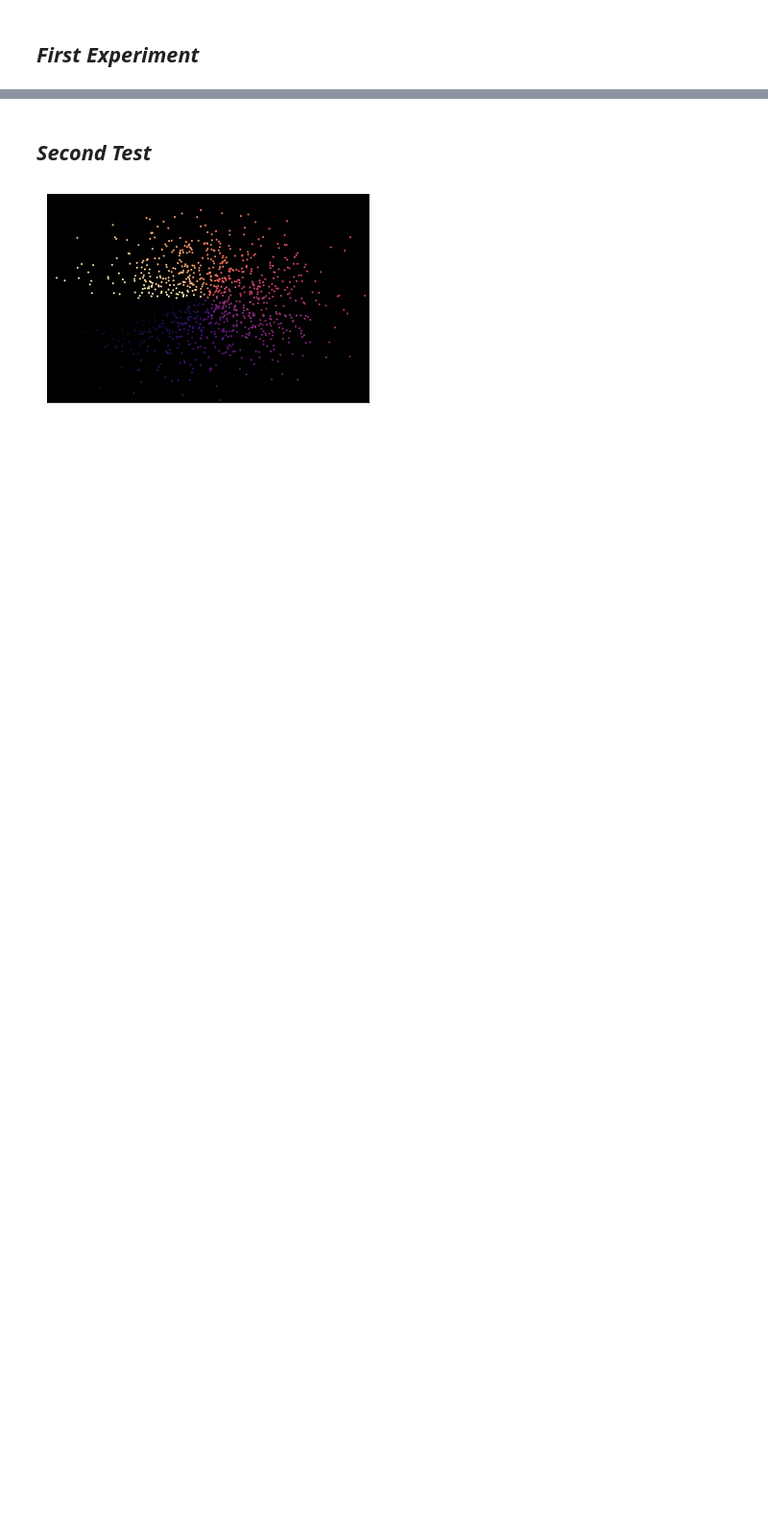
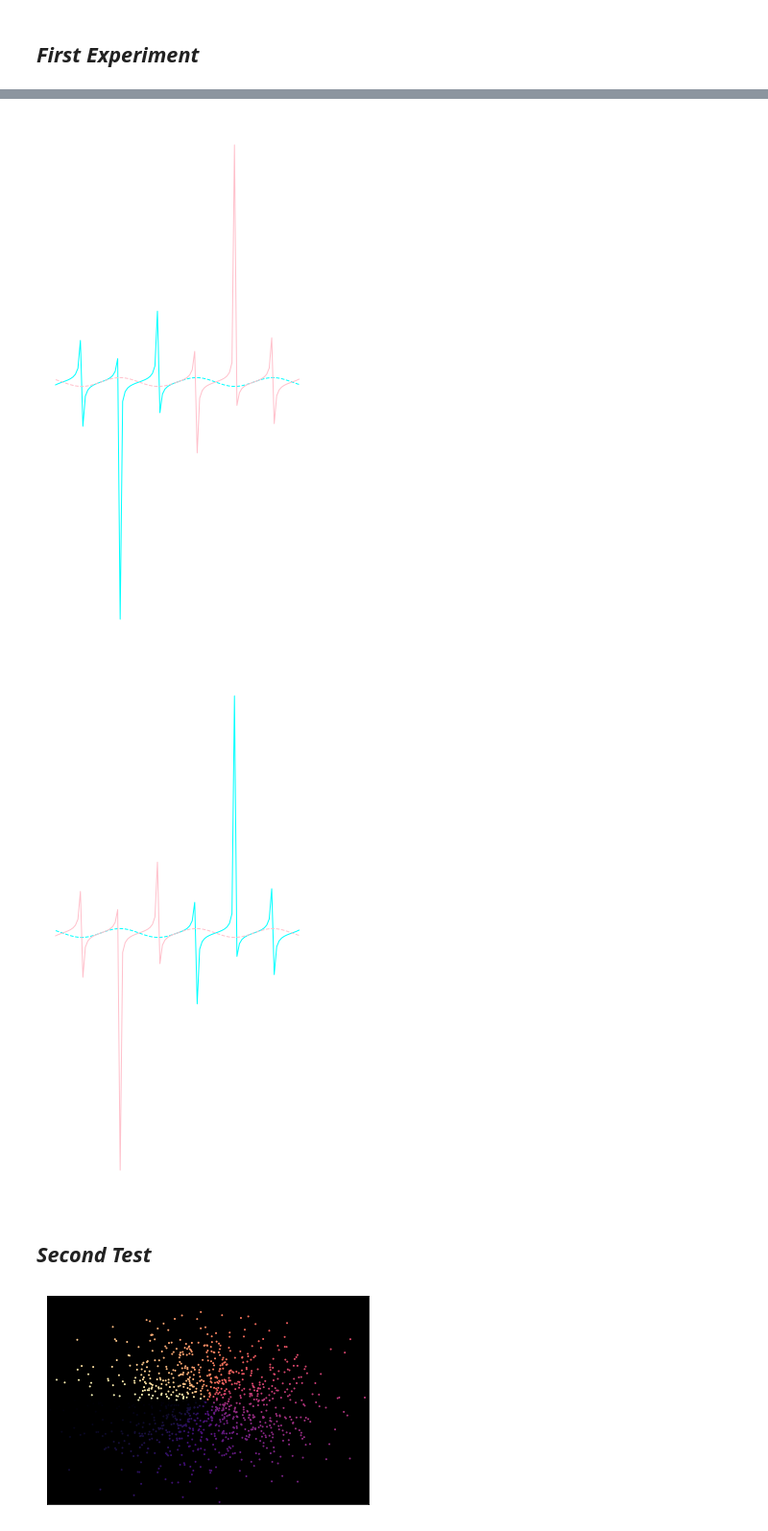
Before and after one commit to 01fri/python-assignments, a Jupyter notebook: week_03/Bonus-Matplotlib.ipynb, the cells around one changed output, grey strips where cells are left out. Shown at 96% size. Saved outputs shown, nothing was run; the diff lists cells and outputs as text; code cells hidden in the pictures; blank space fills up the shorter version.

```diff
--- a/week_03/Bonus-Matplotlib.ipynb
+++ b/week_03/Bonus-Matplotlib.ipynb
@@ -40,3 +98,42 @@ plt.show()
+# %%
+print('\n')
+print('\n')
+print('\n')
+
+x = np.linspace(0, 10, 50)
+y0 = np.tan(x)
+y1 = np.cos(x)
+y2 = np.sin(x)
+y3 = np.tan(x)
+
+plt.figure(figsize=(5, 10))
+ax = plt.axes()
+plt.plot(-x, -y0, color='cyan', linewidth=1.0)
+plt.plot(x, y2, color='cyan', linewidth=1.0, linestyle='--')
+plt.plot(x, y3, color='pink', linewidth=1.0)
+plt.plot(-x, -y2, color='pink', linewidth=1.0, linestyle='--')
+ax.axis("off")
+plt.xticks(())
+plt.yticks(())
+
+plt.figure(figsize=(5, 10))
+ax = plt.axes()
+plt.plot(x, y0, color='cyan', linewidth=1.0)
+plt.plot(-x, -y2, color='cyan', linewidth=1.0, linestyle='--')
+plt.plot(-x, -y3, color='pink', linewidth=1.0)
+plt.plot(x, y2, color='pink', linewidth=1.0, linestyle='--')
+ax.axis("off")
+plt.xticks(())
+plt.yticks(())
+
+plt.show()
+
+print('\n')
+print('\n')
+print('\n')
+# %% [output]
+[figure, added]
+[figure, added]
 # %% [markdown]
 ## *Second Test*
 # %%
```
Also changed, not shown: parts of 4 cells of this notebook.
